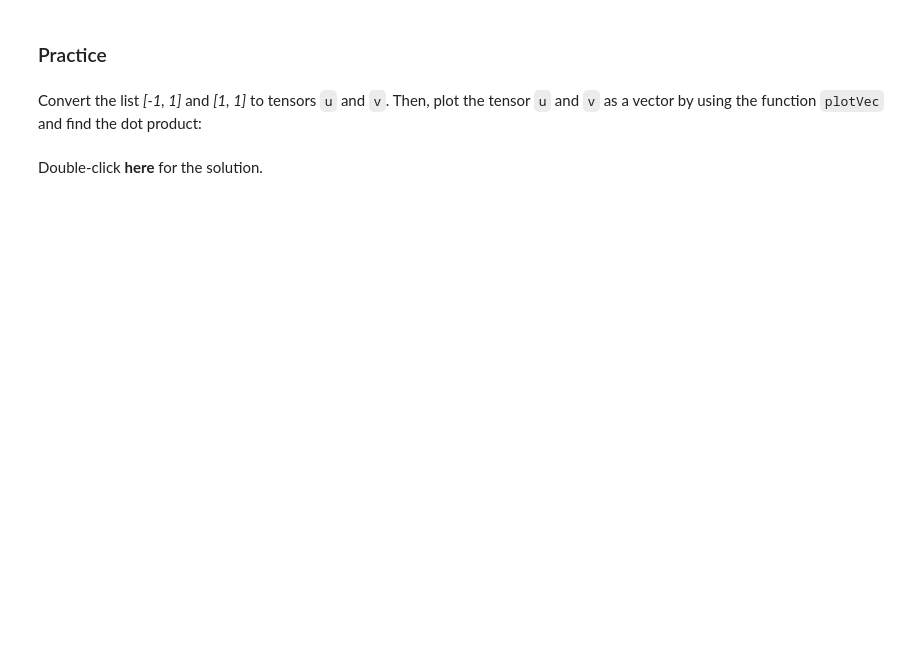
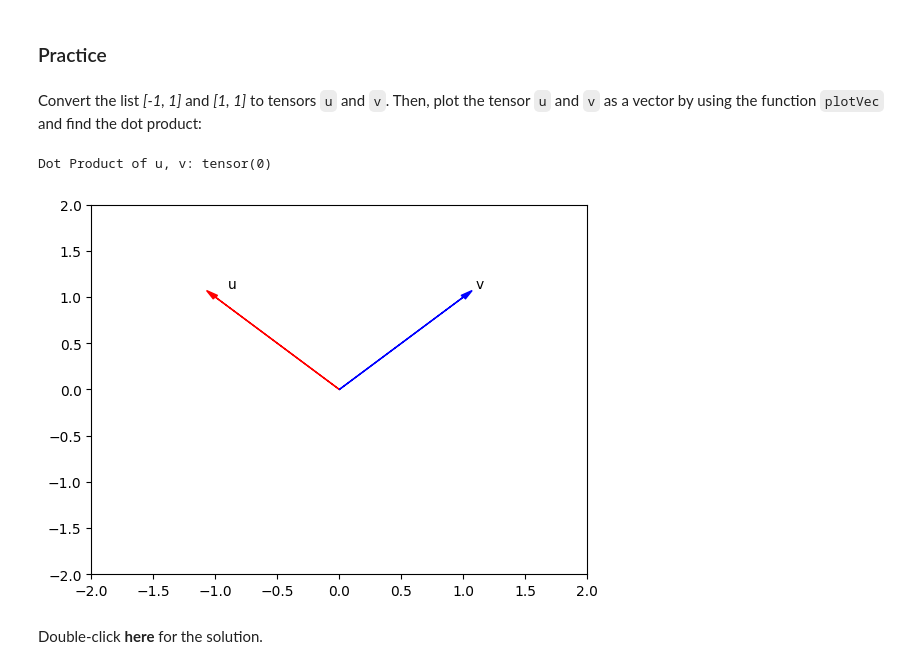
Before and after one commit to caccolillo/Python, a Jupyter notebook: Deep_Neural_Networks_with_PyTorch/tensors_1d/1.1_1Dtensors_v2.ipynb, the cells around one changed output. Drawn from its saved outputs; the diff is of its cells as text; code cells hidden in the pictures; blank space fills up the shorter version.

```diff
--- a/Deep_Neural_Networks_with_PyTorch/tensors_1d/1.1_1Dtensors_v2.ipynb
+++ b/Deep_Neural_Networks_with_PyTorch/tensors_1d/1.1_1Dtensors_v2.ipynb
@@ -789,7 +797,20 @@ Convert the list <i>[-1, 1]</i> and <i>[1, 1]</i> to tensors <code>u</code> and
 # %%
 # Practice: calculate the dot product of u and v, and plot out two vectors
 
 # Type your code here
+
+u_tensor = torch.tensor([-1, 1])
+v_tensor = torch.tensor([1, 1])
+
+print("Dot Product of u, v:", torch.dot(u_tensor,v_tensor))
+
+plotVec([
+    {"vector": u_tensor.numpy(), "name": 'u', "color": 'r'},
+    {"vector": v_tensor.numpy(), "name": 'v', "color": 'b'}
+])
+# %% [output]
+Dot Product of u, v: tensor(0)
+[figure, added]
 # %% [markdown]
 Double-click <b>here</b> for the solution.
 <!--
```
Also changed, not shown: parts of 4 cells of this notebook, 11 other files.
